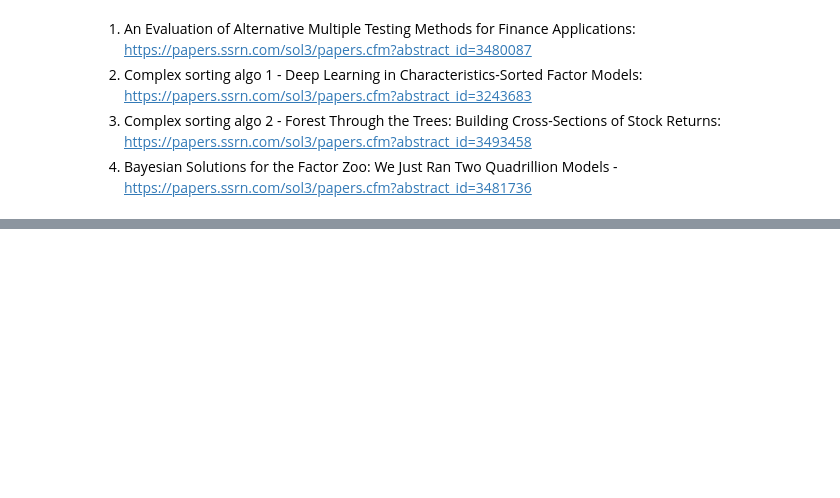
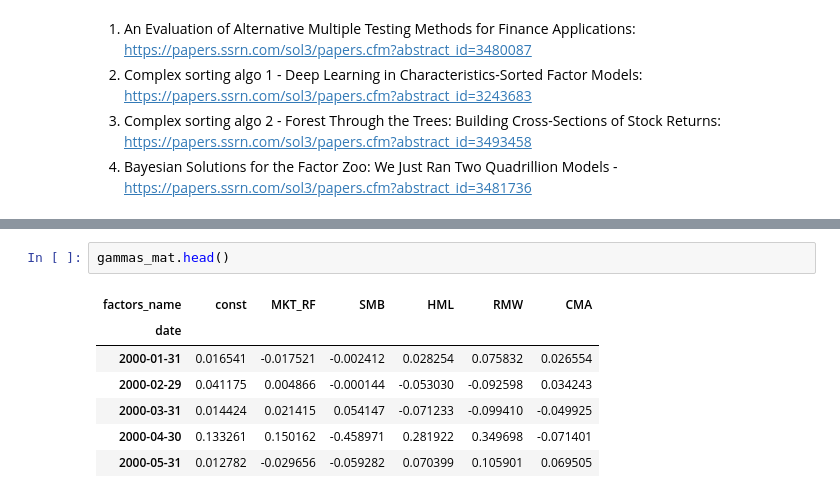
Before and after one commit to wingkit1202/ml_factor_investing, a Jupyter notebook: Chapter 3.ipynb, the cells around one changed output, grey strips where cells are left out. Drawn from its saved outputs; the diff is of its cells as text; blank space fills up the shorter version.

```diff
--- a/Chapter 3.ipynb
+++ b/Chapter 3.ipynb
@@ -213,0 +306,10 @@ plt.show()
+# %%
+gammas_mat.head()
+# %% [output]
+| factors_name | const | MKT_RF | SMB | HML | RMW | CMA |
+| date |  |  |  |  |  |  |
+| 2000-01-31 | 0.016541 | -0.017521 | -0.002412 | 0.028254 | 0.075832 | 0.026554 |
+| 2000-02-29 | 0.041175 | 0.004866 | -0.000144 | -0.053030 | -0.092598 | 0.034243 |
+| 2000-03-31 | 0.014424 | 0.021415 | 0.054147 | -0.071233 | -0.099410 | -0.049925 |
+| 2000-04-30 | 0.133261 | 0.150162 | -0.458971 | 0.281922 | 0.349698 | -0.071401 |
+| 2000-05-31 | 0.012782 | -0.029656 | -0.059282 | 0.070399 | 0.105901 | 0.069505 |
```
Also changed, not shown: parts of 12 cells of this notebook.
